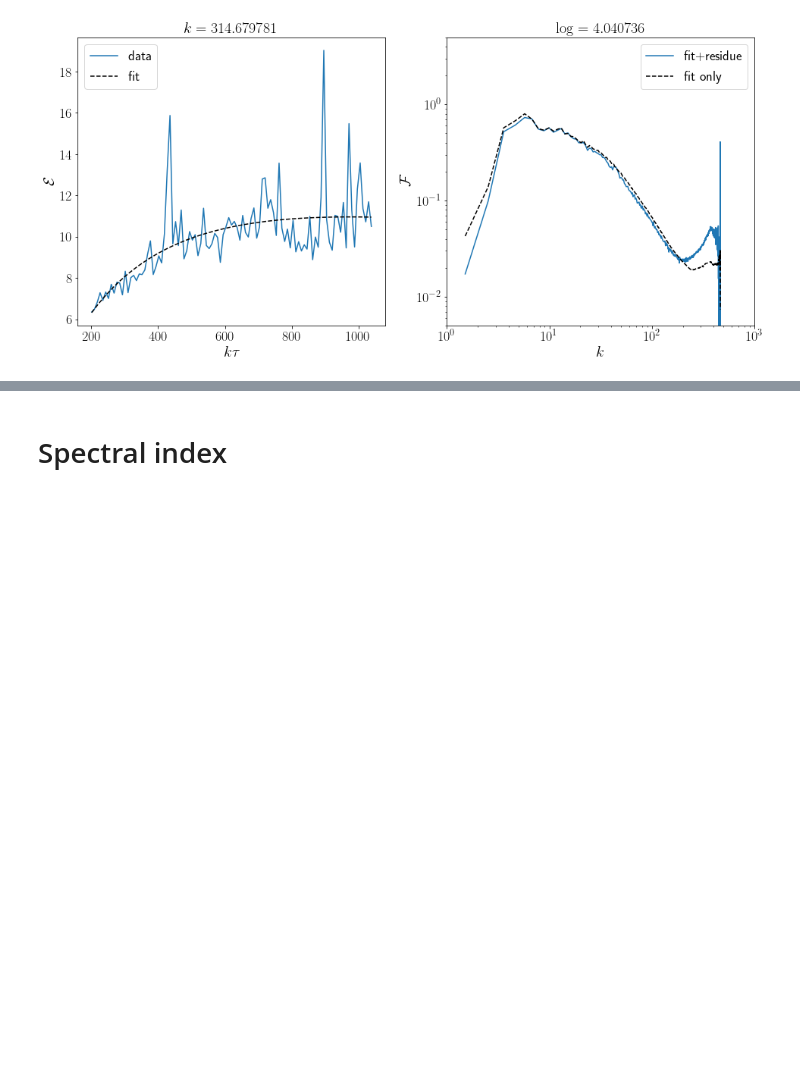
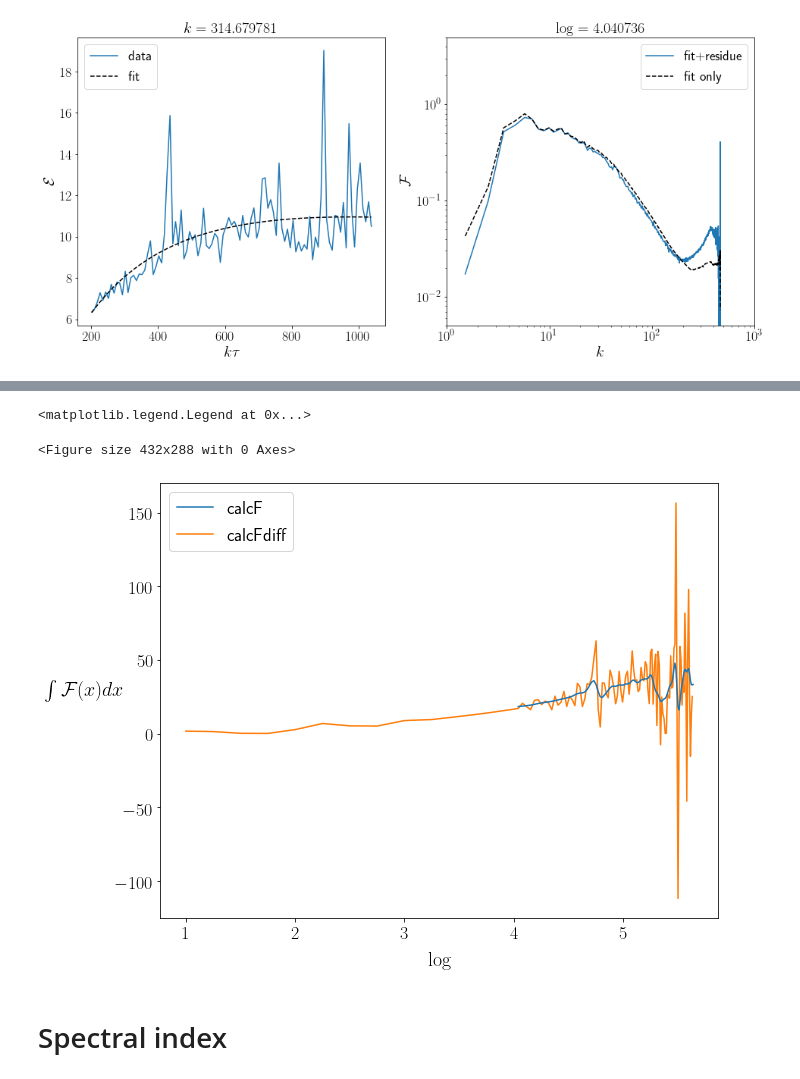
Before and after one commit to veintemillas/jaxions, a Jupyter notebook: scripts/pyaxions/spe_legend.ipynb, the cells around one changed output, grey strips where cells are left out. Drawn from its saved outputs; the diff is of its cells as text; code cells hidden in the pictures; blank space fills up the shorter version.

```diff
--- a/scripts/pyaxions/spe_legend.ipynb
+++ b/scripts/pyaxions/spe_legend.ipynb
@@ -571,3 +625,17 @@ Text(0.5, 1.0, '$\\log = 4.040736$')
+# %%
+# time evolution of the overall amplitude (F integrated over x)
+plt.clf()
+plt.figure(figsize=(10,8))
+plt.plot(Ft.log,Ft.Fnorm,label='calcF')
+plt.plot(Ftd.log,Ftd.Fnorm,label='calcFdiff',zorder=0)
+plt.xlabel(r'$\log$',fontsize=20,labelpad=10)
+plt.ylabel(r'$\int \mathcal{F}(x) dx$',fontsize=20,rotation=0,labelpad=30)
+plt.tick_params(labelsize=18)
+plt.legend(loc='upper left',fontsize=18)
+# %% [output]
+<matplotlib.legend.Legend at 0x...>
+<Figure size 432x288 with 0 Axes>
+[figure, added]
 # %% [markdown]
 # Spectral index
 # %% [markdown]
```
Also changed, not shown: parts of 6 cells of this notebook.
